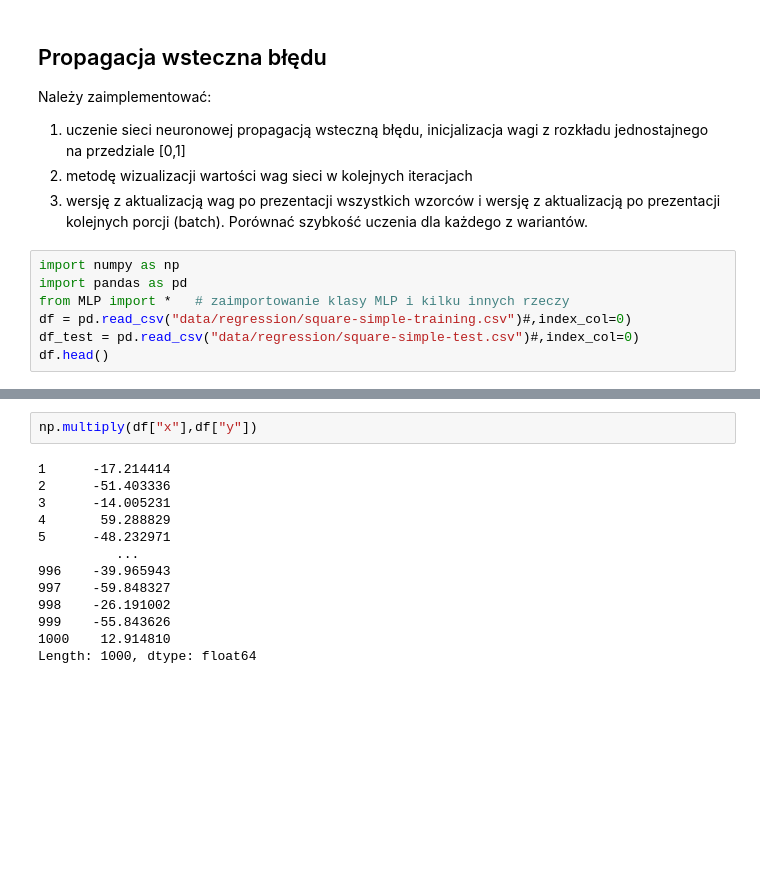
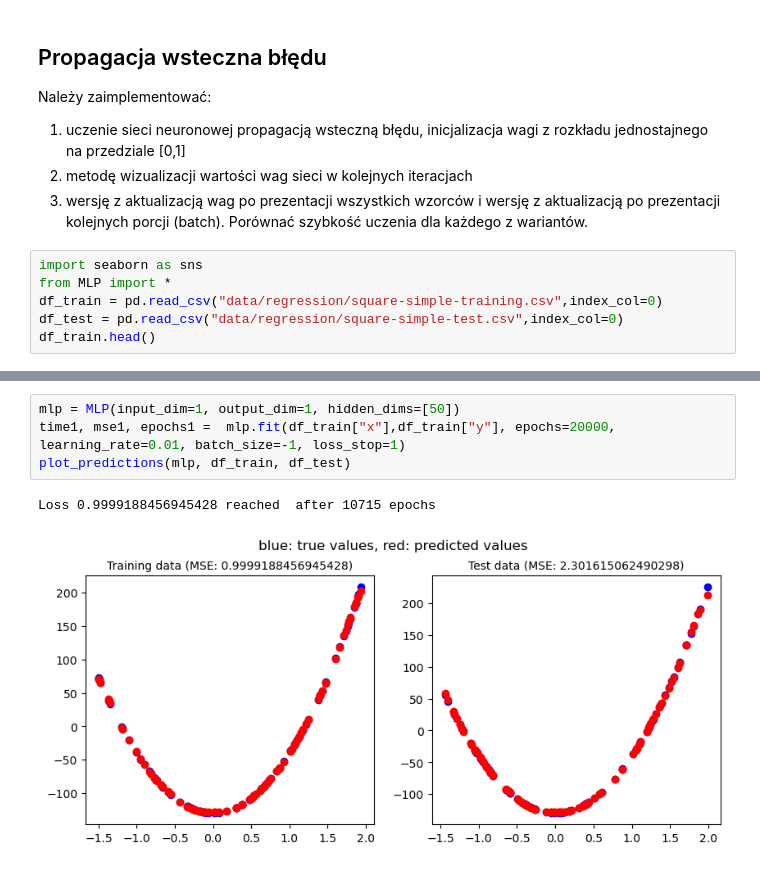
Before and after one commit to skowronskid/Computational-Analysis-Methods, a Jupyter notebook: NN/main.ipynb, the cells around one changed output, grey strips where cells are left out. Cells and saved outputs as stored; diff of their text form; blank space fills up the shorter version.

```diff
--- a/NN/main.ipynb
+++ b/NN/main.ipynb
@@ -277,11 +277,10 @@ Należy zaimplementować:
 2. metodę wizualizacji wartości wag sieci w kolejnych iteracjach
 3. wersję z aktualizacją wag po prezentacji wszystkich wzorców i wersję z aktualizacją po prezentacji kolejnych porcji (batch). Porównać szybkość uczenia dla każdego z wariantów.
 # %%
-import numpy as np
-import pandas as pd
-from MLP import *   # zaimportowanie klasy MLP i kilku innych rzeczy
-df = pd.read_csv("data/regression/square-simple-training.csv")#,index_col=0)
-df_test = pd.read_csv("data/regression/square-simple-test.csv")#,index_col=0)
-df.head()
+import seaborn as sns
+from MLP import *
+df_train = pd.read_csv("data/regression/square-simple-training.csv",index_col=0)
+df_test = pd.read_csv("data/regression/square-simple-test.csv",index_col=0)
+df_train.head()
 # %% [output]
 |  | x | y |
@@ -316,15 +292,7 @@ plot_predictions(mlp=mlp,df_train=df,df_test=df_test)
-# %%
-np.multiply(df["x"],df["y"])
-# %% [output]
-1      -17.214414
-2      -51.403336
-3      -14.005231
-4       59.288829
-5      -48.232971
-          ...
-996    -39.965943
-997    -59.848327
-998    -26.191002
-999    -55.843626
-1000    12.914810
-Length: 1000, dtype: float64
+# %%
+mlp = MLP(input_dim=1, output_dim=1, hidden_dims=[50])
+time1, mse1, epochs1 =  mlp.fit(df_train["x"],df_train["y"], epochs=20000, learning_rate=0.01, batch_size=-1, loss_stop=1)
+plot_predictions(mlp, df_train, df_test)
+# %% [output]
+Loss 0.9999188456945428 reached  after 10715 epochs
+[figure, added]
```
Also changed, not shown: parts of 20 cells of this notebook, 2 other files.
